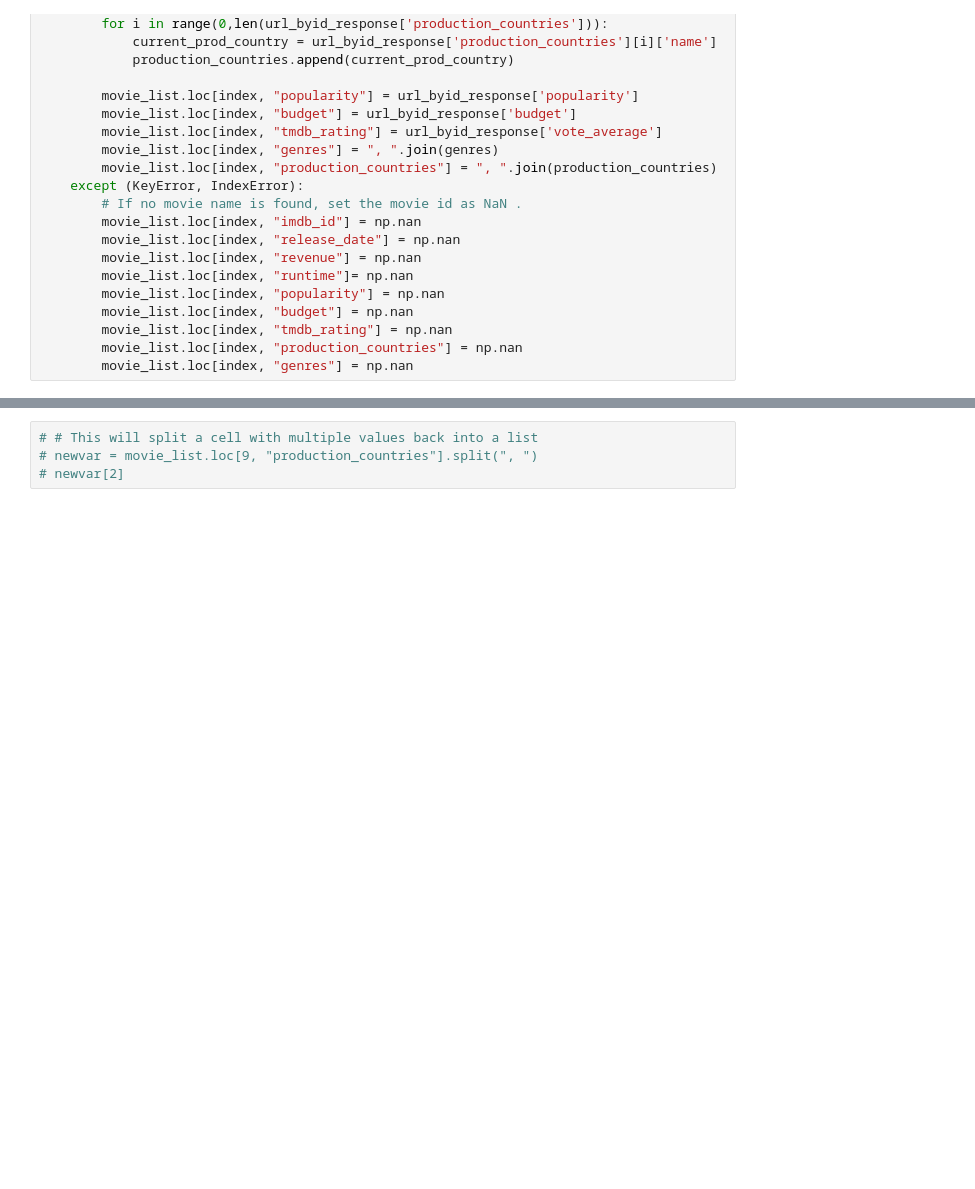
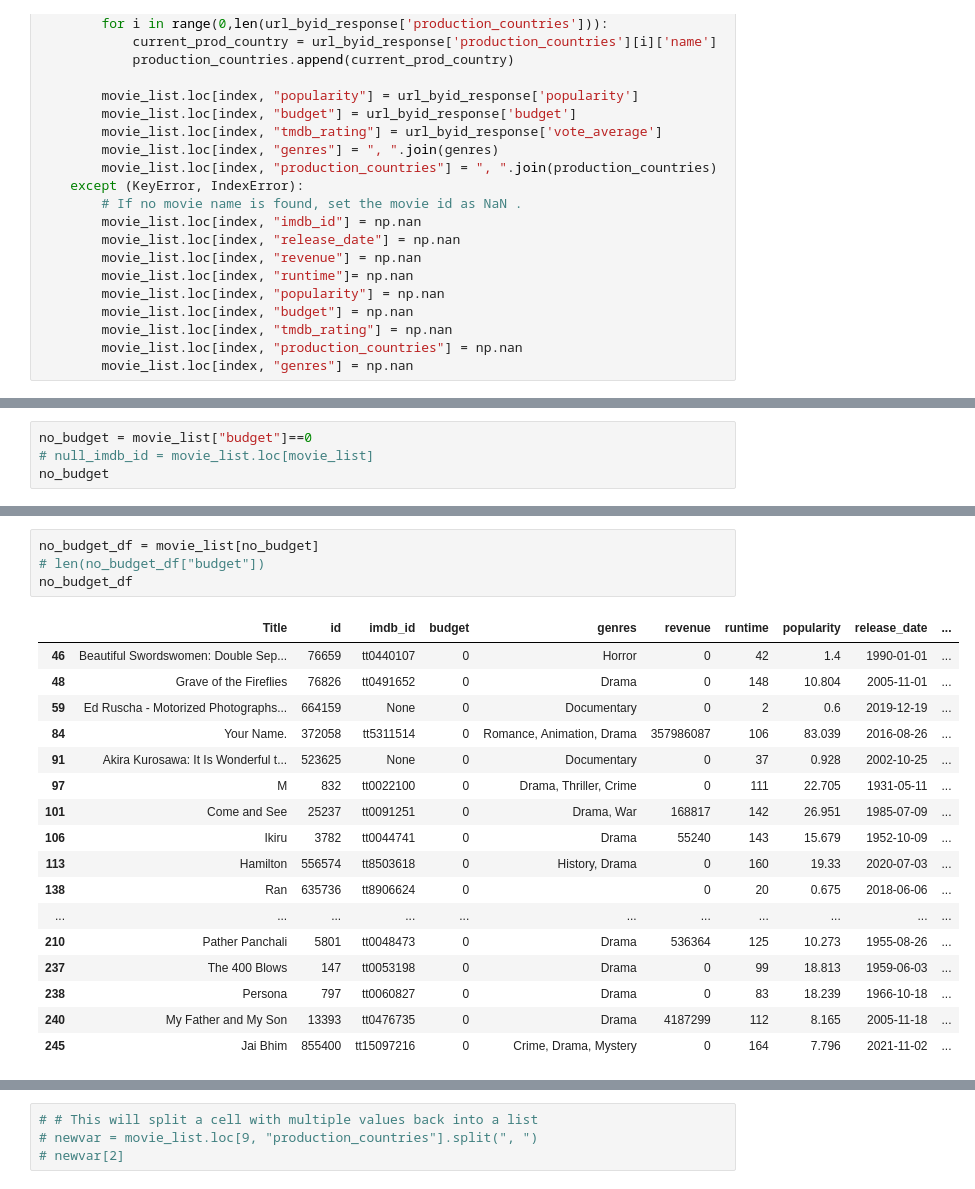
Before and after one commit to Mitajoshi/BC-Project-1, a Jupyter notebook: movie_analysis.ipynb, the cells around one changed output, grey strips where cells are left out. Drawn from its saved outputs; the diff is of its cells as text; blank space fills up the shorter version.

```diff
--- a/movie_analysis.ipynb
+++ b/movie_analysis.ipynb
@@ -152,0 +220,4 @@ movie_list.head(50)
+# %%
+no_budget = movie_list["budget"]==0
+# null_imdb_id = movie_list.loc[movie_list]
+no_budget
@@ -152,0 +237,22 @@ movie_list.head(50)
+# %%
+no_budget_df = movie_list[no_budget]
+# len(no_budget_df["budget"])
+no_budget_df
+# %% [output]
+|  | Title | id | imdb_id | budget | genres | revenue | runtime | popularity | release_date | ... |
+| 46 | Beautiful Swordswomen: Double Sep... | 76659 | tt0440107 | 0 | Horror | 0 | 42 | 1.4 | 1990-01-01 | ... |
+| 48 | Grave of the Fireflies | 76826 | tt0491652 | 0 | Drama | 0 | 148 | 10.804 | 2005-11-01 | ... |
+| 59 | Ed Ruscha - Motorized Photographs... | 664159 | None | 0 | Documentary | 0 | 2 | 0.6 | 2019-12-19 | ... |
+| 84 | Your Name. | 372058 | tt5311514 | 0 | Romance, Animation, Drama | 357986087 | 106 | 83.039 | 2016-08-26 | ... |
+| 91 | Akira Kurosawa: It Is Wonderful t... | 523625 | None | 0 | Documentary | 0 | 37 | 0.928 | 2002-10-25 | ... |
+| 97 | M | 832 | tt0022100 | 0 | Drama, Thriller, Crime | 0 | 111 | 22.705 | 1931-05-11 | ... |
+| 101 | Come and See | 25237 | tt0091251 | 0 | Drama, War | 168817 | 142 | 26.951 | 1985-07-09 | ... |
+| 106 | Ikiru | 3782 | tt0044741 | 0 | Drama | 55240 | 143 | 15.679 | 1952-10-09 | ... |
+| 113 | Hamilton | 556574 | tt8503618 | 0 | History, Drama | 0 | 160 | 19.33 | 2020-07-03 | ... |
+| 138 | Ran | 635736 | tt8906624 | 0 |  | 0 | 20 | 0.675 | 2018-06-06 | ... |
+| ... | ... | ... | ... | ... | ... | ... | ... | ... | ... | ... |
+| 210 | Pather Panchali | 5801 | tt0048473 | 0 | Drama | 536364 | 125 | 10.273 | 1955-08-26 | ... |
+| 237 | The 400 Blows | 147 | tt0053198 | 0 | Drama | 0 | 99 | 18.813 | 1959-06-03 | ... |
+| 238 | Persona | 797 | tt0060827 | 0 | Drama | 0 | 83 | 18.239 | 1966-10-18 | ... |
+| 240 | My Father and My Son | 13393 | tt0476735 | 0 | Drama | 4187299 | 112 | 8.165 | 2005-11-18 | ... |
+| 245 | Jai Bhim | 855400 | tt15097216 | 0 | Crime, Drama, Mystery | 0 | 164 | 7.796 | 2021-11-02 | ... |
```
Also changed, not shown: parts of 23 cells of this notebook.
